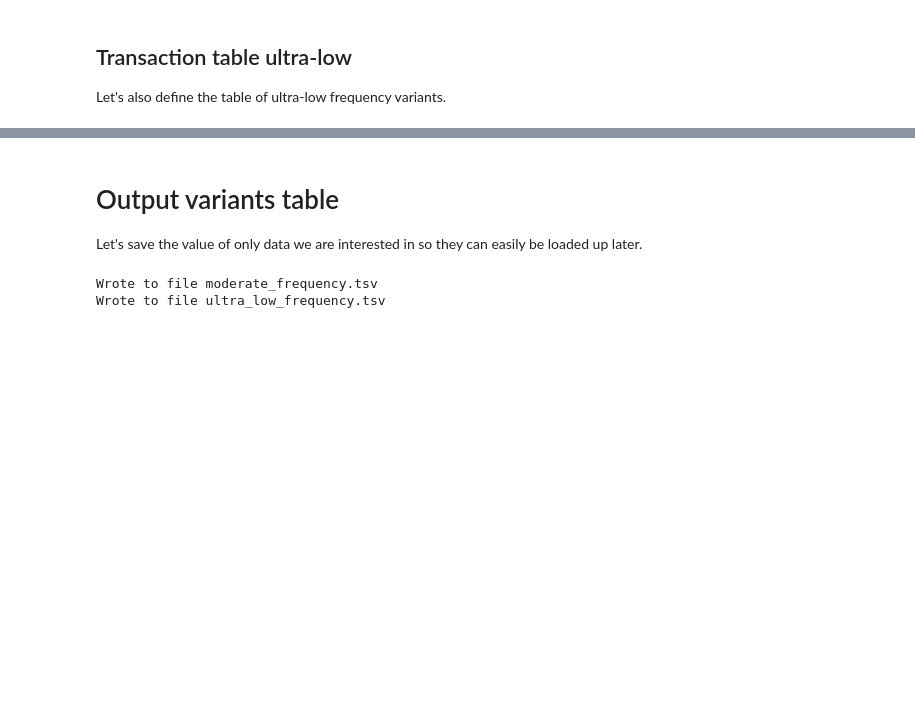
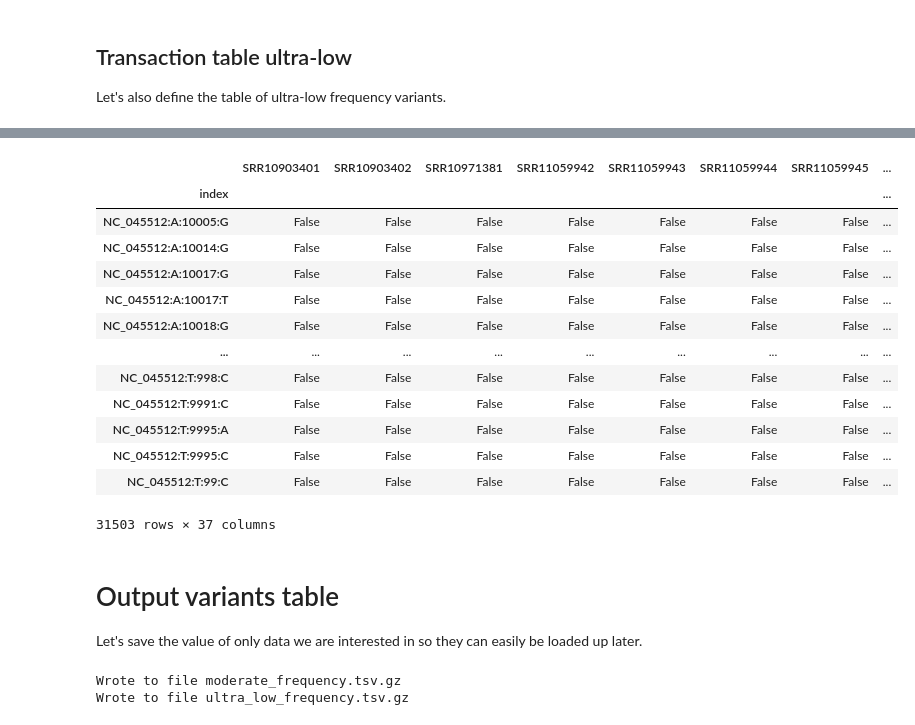
Before and after one commit to apetkau/comp7944-project, a Jupyter notebook: data/snv-data/for_use/snv-extract-transactions.ipynb, the cells around one changed output, grey strips where cells are left out. Saved outputs shown, nothing was run; the diff lists cells and outputs as text; code cells hidden in the pictures; blank space fills up the shorter version.

```diff
--- a/data/snv-data/for_use/snv-extract-transactions.ipynb
+++ b/data/snv-data/for_use/snv-extract-transactions.ipynb
@@ -111,6 +148,24 @@ Size: 31503
 | NC_045512:A:10017:G | SRR11177792 | SRR11059946 | None | None | None | None | None | None | None | None | ... |
 | NC_045512:A:10017:T | SRR11409417 | SRR11393704 | None | None | None | None | None | None | None | None | ... |
 | NC_045512:A:10018:G | SRR11177792 | None | None | None | None | None | None | None | None | None | ... |
+# %%
+transaction_table_ulf_binary = build_binary_matrix(transaction_table_ulf)
+transaction_table_ulf_binary
+# %% [output]
+|  | SRR10903401 | SRR10903402 | SRR10971381 | SRR11059942 | SRR11059943 | SRR11059944 | SRR11059945 | ... |
+| index |  |  |  |  |  |  |  | ... |
+| NC_045512:A:10005:G | False | False | False | False | False | False | False | ... |
+| NC_045512:A:10014:G | False | False | False | False | False | False | False | ... |
+| NC_045512:A:10017:G | False | False | False | False | False | False | False | ... |
+| NC_045512:A:10017:T | False | False | False | False | False | False | False | ... |
+| NC_045512:A:10018:G | False | False | False | False | False | False | False | ... |
+| ... | ... | ... | ... | ... | ... | ... | ... | ... |
+| NC_045512:T:998:C | False | False | False | False | False | False | False | ... |
+| NC_045512:T:9991:C | False | False | False | False | False | False | False | ... |
+| NC_045512:T:9995:A | False | False | False | False | False | False | False | ... |
+| NC_045512:T:9995:C | False | False | False | False | False | False | False | ... |
+| NC_045512:T:99:C | False | False | False | False | False | False | False | ... |
+31503 rows × 37 columns
 # %% [markdown]
 # Output variants table
 
@@ -118,13 +173,13 @@ Let's save the value of only data we are interested in so they can easily be loa
 # %%
 import csv
 
-filename_mod = "moderate_frequency.tsv"
-transaction_table_mf.to_csv(filename_mod, sep="\t", header=False, index=False)
+filename_mod = "moderate_frequency.tsv.gz"
+transaction_table_mf_binary.to_csv(filename_mod, sep="\t", compression='gzip')
 print(f"Wrote to file {filename_mod}")
 
-filename_ulf = "ultra_low_frequency.tsv"
-transaction_table_ulf.to_csv(filename_ulf, sep="\t", header=False, index=False)
+filename_ulf = "ultra_low_frequency.tsv.gz"
+transaction_table_ulf_binary.to_csv(filename_ulf, sep="\t", compression='gzip')
 print(f"Wrote to file {filename_ulf}")
 # %% [output]
-Wrote to file moderate_frequency.tsv
-Wrote to file ultra_low_frequency.tsv
+Wrote to file moderate_frequency.tsv.gz
+Wrote to file ultra_low_frequency.tsv.gz
```
Also changed, not shown: parts of 4 cells of this notebook, 4 other files.
